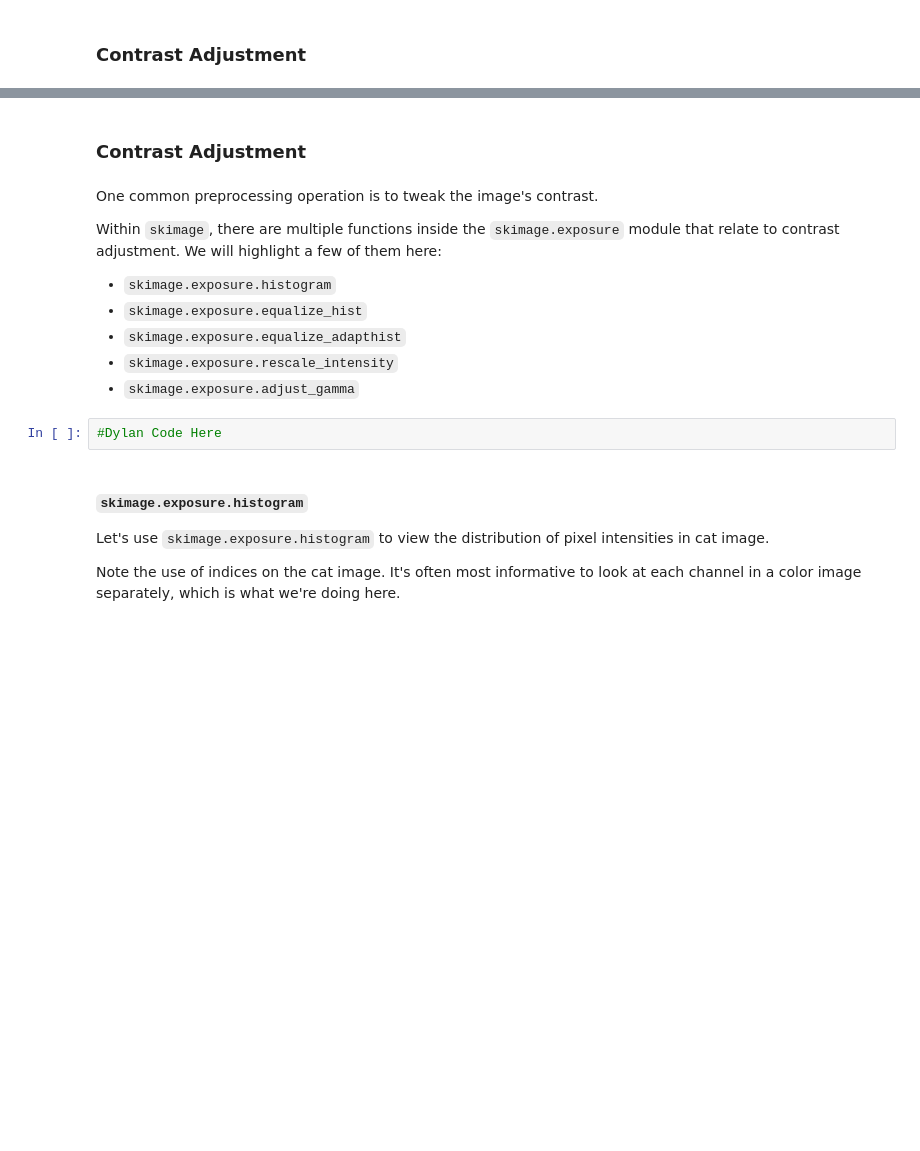
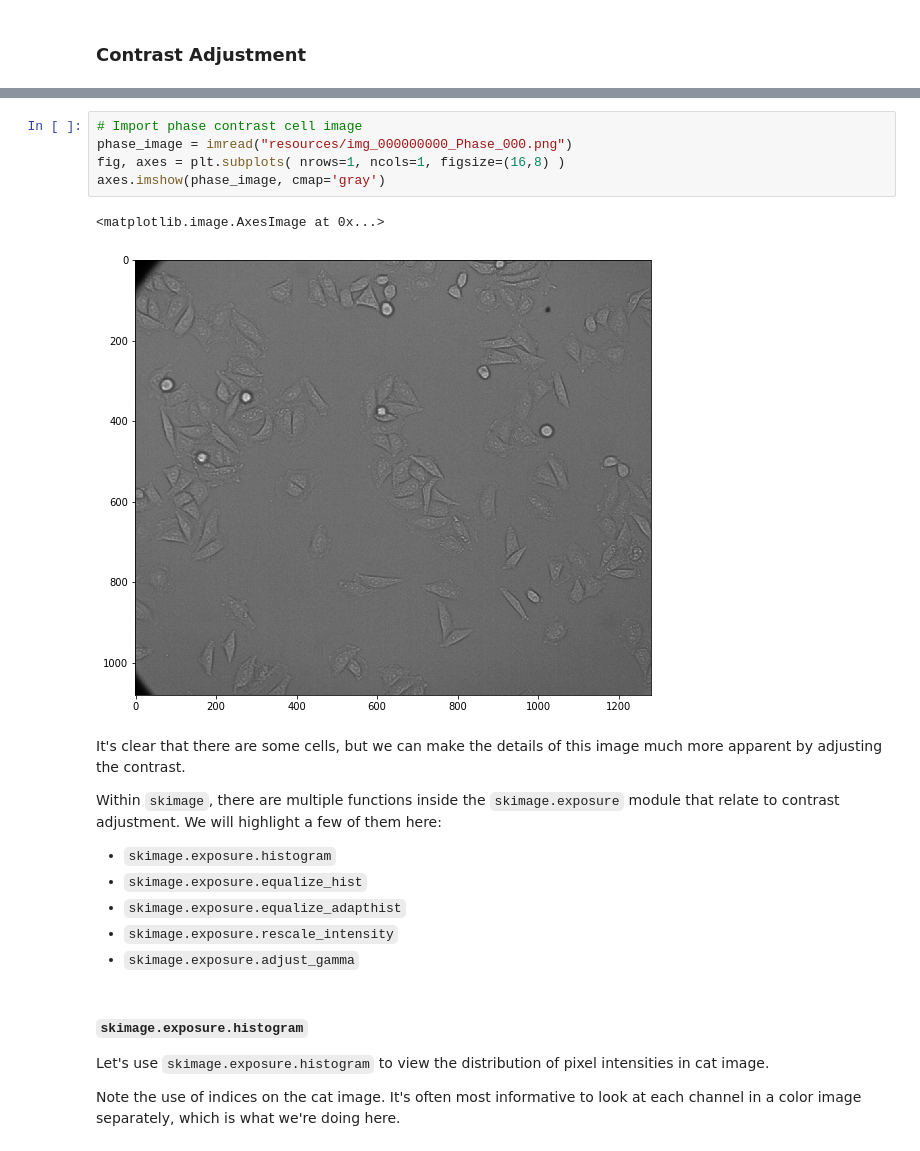
Before and after one commit to vanvalenlab/intro-to-deepcell, a Jupyter notebook: Day2_ImageProcessing.ipynb, the cells around one changed output, grey strips where cells are left out. Cells and saved outputs as stored; diff of their text form; blank space fills up the shorter version.

Commit message:
added further contrast adjustment explanation

```diff
--- a/Day2_ImageProcessing.ipynb
+++ b/Day2_ImageProcessing.ipynb
@@ -174,7 +171,13 @@ Before we can really use this image for anything, we need to improve it. This is
-# %% [markdown]
-### Contrast Adjustment
+# %%
+# Import phase contrast cell image
+phase_image = imread("resources/img_000000000_Phase_000.png")
+fig, axes = plt.subplots( nrows=1, ncols=1, figsize=(16,8) )
+axes.imshow(phase_image, cmap='gray')
+# %% [output]
+<matplotlib.image.AxesImage at 0x...>
+[figure, added]
 # %% [markdown]
-One common preprocessing operation is to tweak the image's contrast.
+It's clear that there are some cells, but we can make the details of this image much more apparent by adjusting the contrast.
 
 Within `skimage`, there are multiple functions inside the `skimage.exposure` module that relate to contrast adjustment. We will highlight a few of them here:
 
@@ -183,8 +186,6 @@ Within `skimage`, there are multiple functions inside the `skimage.exposure` mod
 * `skimage.exposure.equalize_adapthist`
 * `skimage.exposure.rescale_intensity`
 * `skimage.exposure.adjust_gamma`
-# %%
-#Dylan Code Here
 # %% [markdown]
 #### `skimage.exposure.histogram`
 
```
Also changed, not shown: parts of 13 cells of this notebook.
